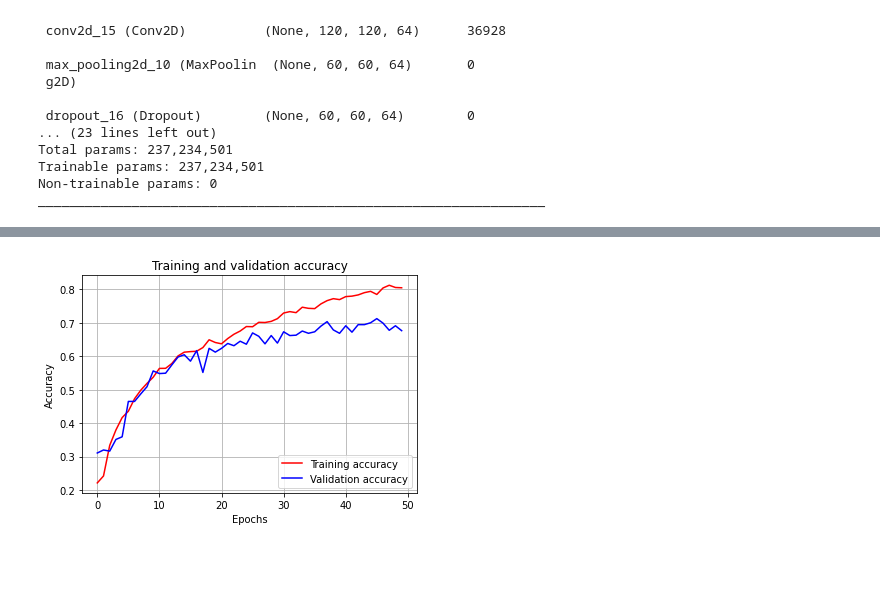
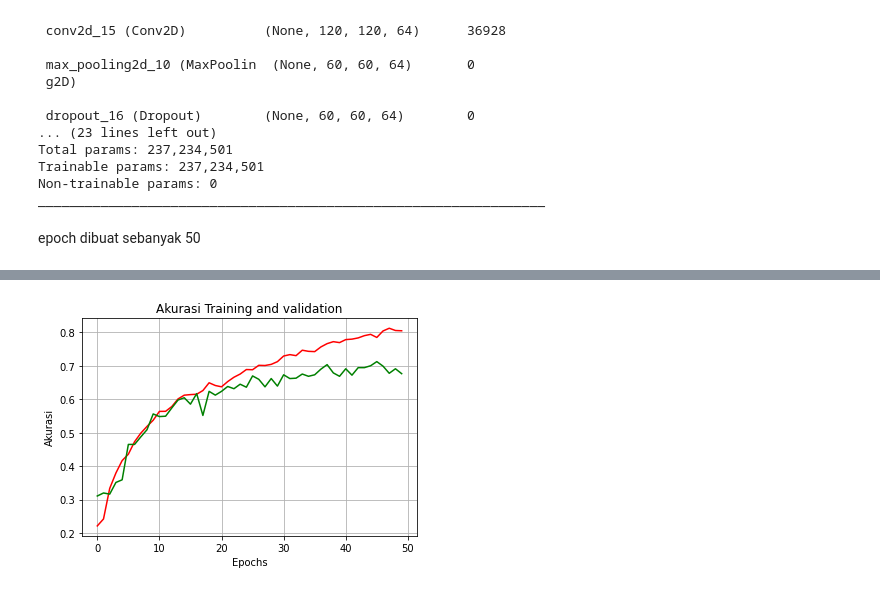
Before and after one commit to riskykrnawan/Praktikum_KB, a Jupyter notebook: Posttest_KB_8/POSTTEST8.ipynb, the cells around one changed output, grey strips where cells are left out. Saved outputs shown, nothing was run; the diff lists cells and outputs as text; code cells hidden in the pictures; blank space fills up the shorter version.

```diff
--- a/Posttest_KB_8/POSTTEST8.ipynb
+++ b/Posttest_KB_8/POSTTEST8.ipynb
@@ -124,6 +126,8 @@ _________________________________________________________________
 # %%
 steps, val_steps = train.n/batch_size, val.n/batch_size
 num_epochs = 50
+# %% [markdown]
+epoch dibuat sebanyak 50
 # %%
 history = model.fit(train, validation_data=val, epochs=num_epochs,
                     steps_per_epoch=steps, validation_steps=val_steps)
@@ -148,18 +152,17 @@ Epoch 50/50
 # %%
 acc = history.history['accuracy']
 val_acc = history.history['val_accuracy']
 
 epochs = range(len(acc))
 
-plt.plot(epochs, acc, 'r', label='Training accuracy')
-plt.plot(epochs, val_acc, 'b', label='Validation accuracy')
+plt.plot(epochs, acc, 'r', label='Akurasi Training')
+plt.plot(epochs, val_acc, 'g', label='Akurasi Validation')
 
 plt.xlabel('Epochs')
-plt.ylabel('Accuracy')
-plt.title('Training and validation accuracy')
-plt.legend(loc=4)
+plt.ylabel('Akurasi')
+plt.title('Akurasi Training and validation')
 plt.grid(axis='both')
 
 plt.show()
 # %% [output]
-[figure, old version]
+[figure, new version]
```
Also changed, not shown: parts of 8 cells of this notebook.
